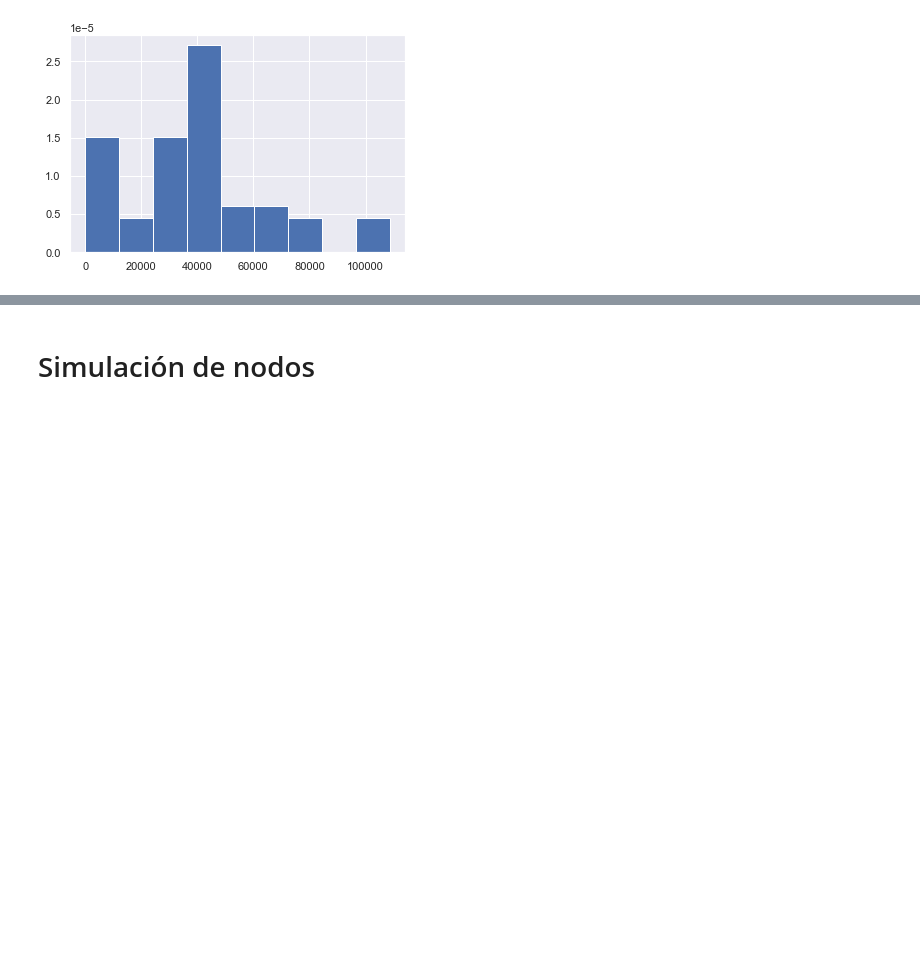
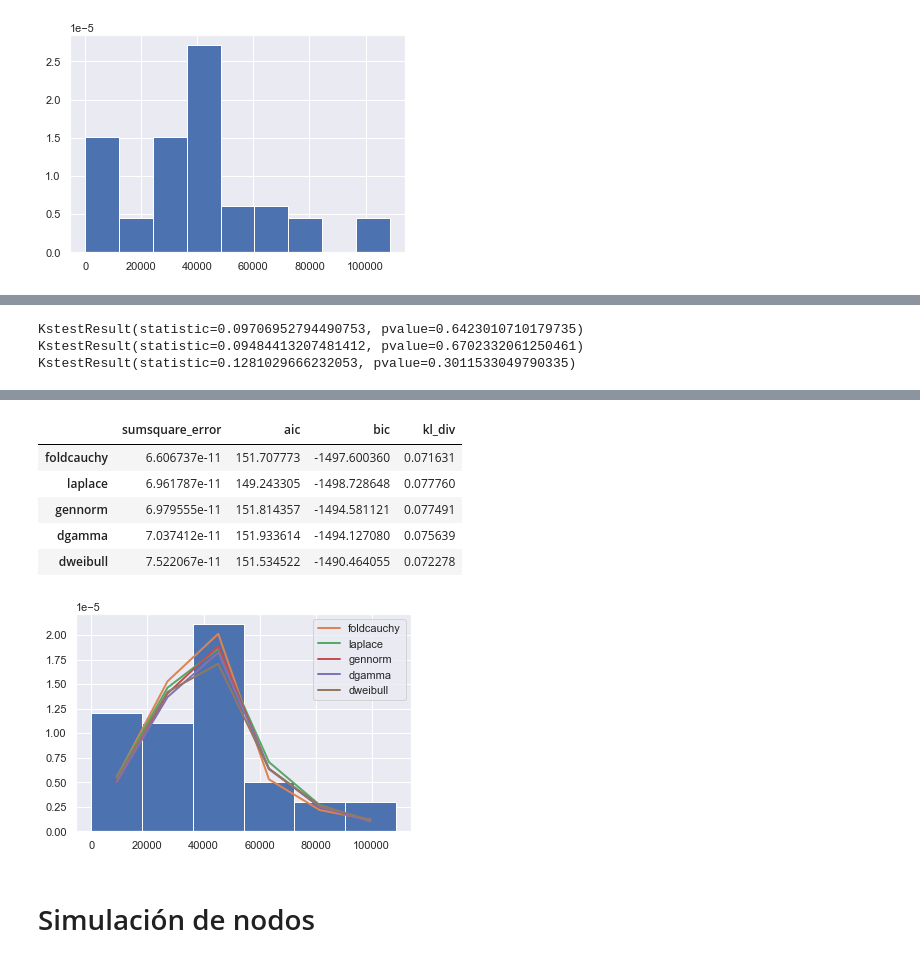
Before and after one commit to Miriam1999/proyecto_modulo1, a Jupyter notebook: ProyectoModulo1_MedellínM_OrtizM.ipynb, the cells around one changed output, grey strips where cells are left out. Saved outputs shown, nothing was run; the diff lists cells and outputs as text; code cells hidden in the pictures; blank space fills up the shorter version.

Commit message:
Actualización 14
Se agregó chi cuadrada y kolmogorov

```diff
--- a/ProyectoModulo1_MedellínM_OrtizM.ipynb
+++ b/ProyectoModulo1_MedellínM_OrtizM.ipynb
@@ -279,0 +303,21 @@ plt.show()
+# %%
+###Kolmogorov
+for i in range(3):
+    params = getattr(st,best.index[i]).fit(data)
+    kolmogorov = st.kstest(data,best.index[i],args=params)
+    print(kolmogorov)
+# %% [output]
+KstestResult(statistic=0.09706952794490753, pvalue=0.6423010710179735)
+KstestResult(statistic=0.09484413207481412, pvalue=0.6702332061250461)
+KstestResult(statistic=0.1281029666232053, pvalue=0.3011533049790335)
+# %%
+from fitter import Fitter
+x = np.array(data_confirmados) # Se convierten a un arreglo los datos confirmados
+x = x.flatten()
+# %%
+f = Fitter(x,bins=6)
+f.fit()
+# may take some time since by default, all distributions are tried
+# but you call manually provide a smaller set of distributions
+f.summary()
+# %% [output]
@@ -280,3 +342,10 @@ plt.show()
+|  | sumsquare_error | aic | bic | kl_div |
+| foldcauchy | 6.606737e-11 | 151.707773 | -1497.600360 | 0.071631 |
+| laplace | 6.961787e-11 | 149.243305 | -1498.728648 | 0.077760 |
+| gennorm | 6.979555e-11 | 151.814357 | -1494.581121 | 0.077491 |
+| dgamma | 7.037412e-11 | 151.933614 | -1494.127080 | 0.075639 |
+| dweibull | 7.522067e-11 | 151.534522 | -1490.464055 | 0.072278 |
+[figure, added]
 # %% [markdown]
 # Simulación de nodos
 # %% [markdown]
```
Also changed, not shown: parts of 12 cells of this notebook.
